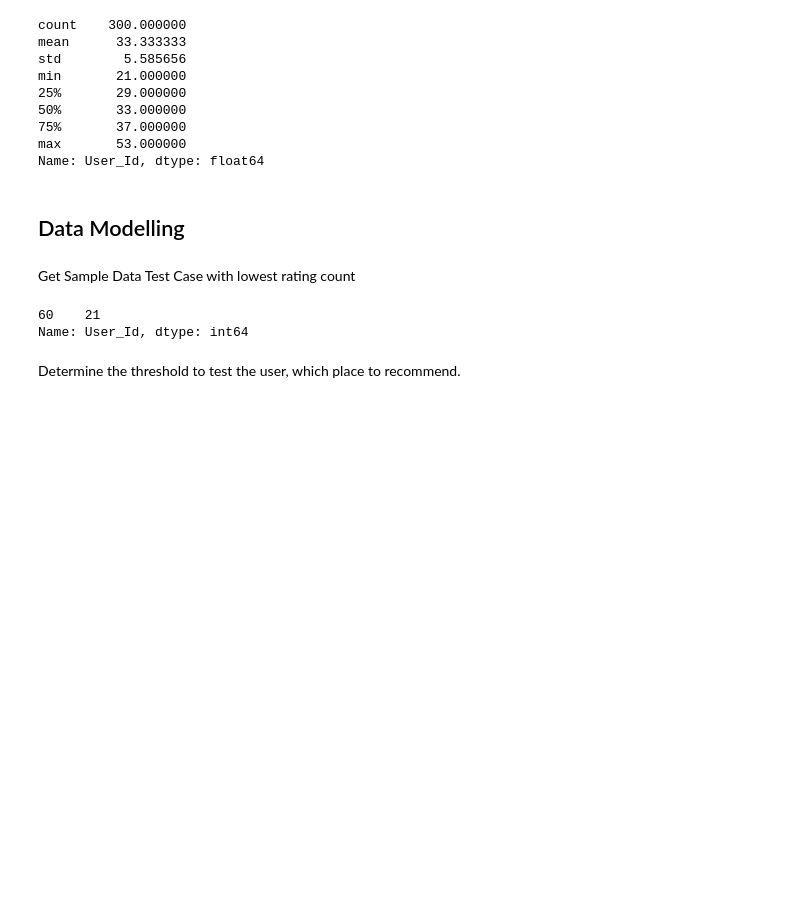
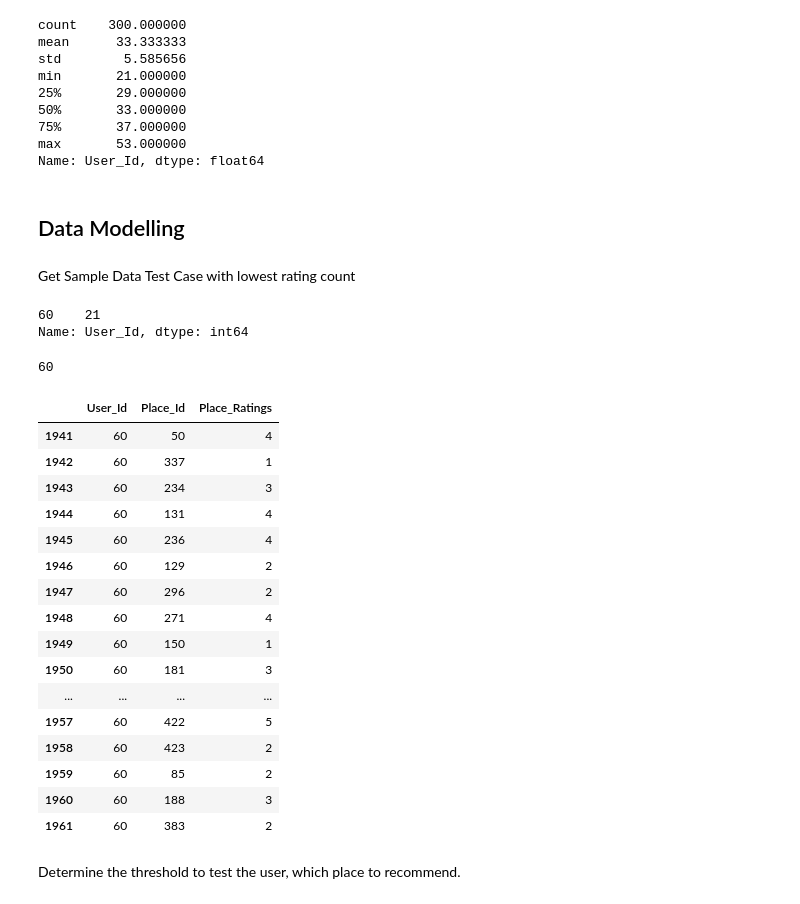
Before and after one commit to MaxZx3000/AI-Compfest-GigaPrime, a Jupyter notebook: artificial-intelligence/recommendation_colab_filtering_tourism.ipynb, the cells around one changed output. Saved outputs shown, nothing was run; the diff lists cells and outputs as text; code cells hidden in the pictures; blank space fills up the shorter version.

Commit message:
Added Getting Data Sample Code from 1 user.

```diff
--- a/artificial-intelligence/recommendation_colab_filtering_tourism.ipynb
+++ b/artificial-intelligence/recommendation_colab_filtering_tourism.ipynb
@@ -140,6 +140,33 @@ minimum_user_id_rating_counts
 # %% [output]
 60    21
 Name: User_Id, dtype: int64
+# %%
+sample_test_case_user_id = np.array(minimum_user_id_rating_counts.index)[0]
+
+print(sample_test_case_user_id)
+# %% [output]
+60
+# %%
+sample_user_data_df = rating_data_df[rating_data_df[user_id_field] == sample_test_case_user_id]
+sample_user_data_df
+# %% [output]
+|  | User_Id | Place_Id | Place_Ratings |
+| 1941 | 60 | 50 | 4 |
+| 1942 | 60 | 337 | 1 |
+| 1943 | 60 | 234 | 3 |
+| 1944 | 60 | 131 | 4 |
+| 1945 | 60 | 236 | 4 |
+| 1946 | 60 | 129 | 2 |
+| 1947 | 60 | 296 | 2 |
+| 1948 | 60 | 271 | 4 |
+| 1949 | 60 | 150 | 1 |
+| 1950 | 60 | 181 | 3 |
+| ... | ... | ... | ... |
+| 1957 | 60 | 422 | 5 |
+| 1958 | 60 | 423 | 2 |
+| 1959 | 60 | 85 | 2 |
+| 1960 | 60 | 188 | 3 |
+| 1961 | 60 | 383 | 2 |
 # %% [markdown]
 Determine the threshold to test the user, which place to recommend.
 # %%
```
